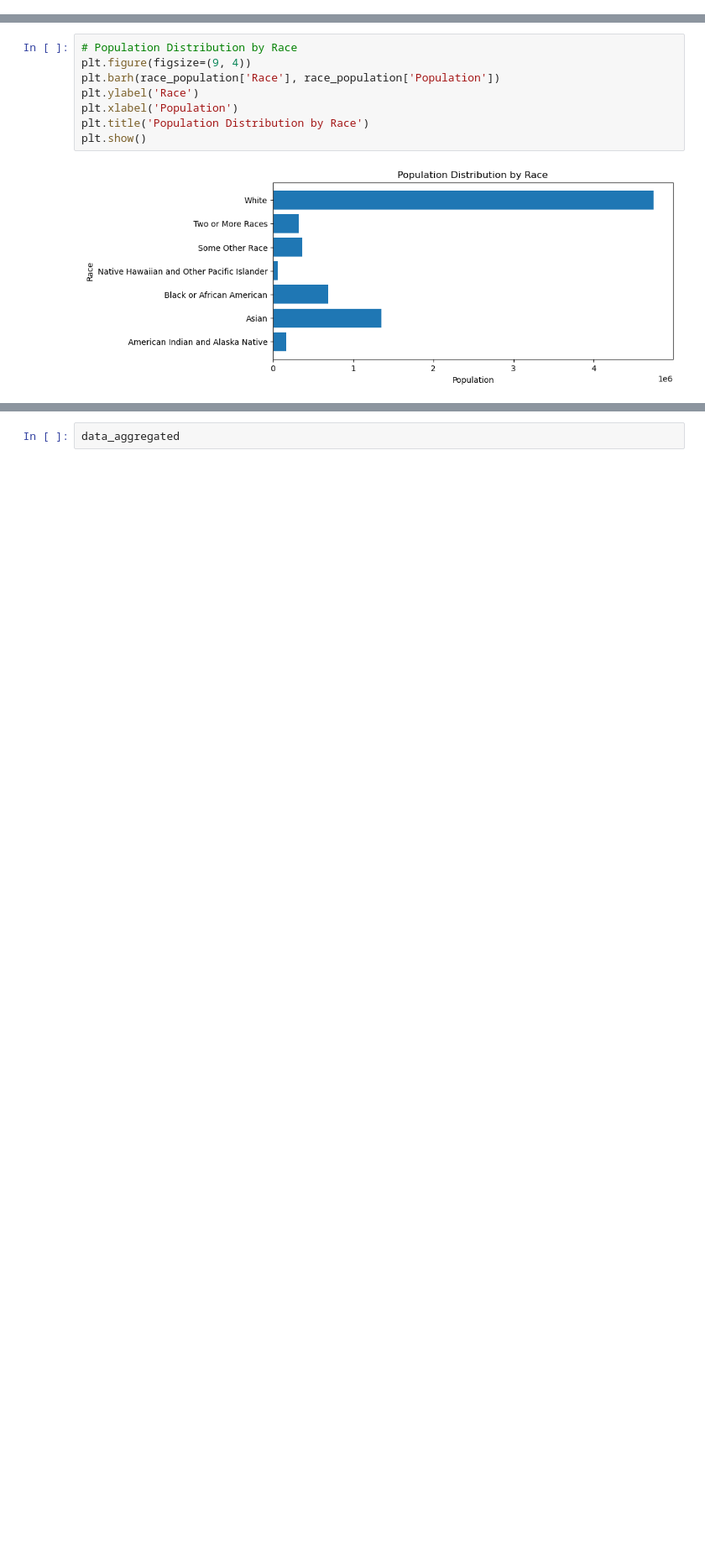
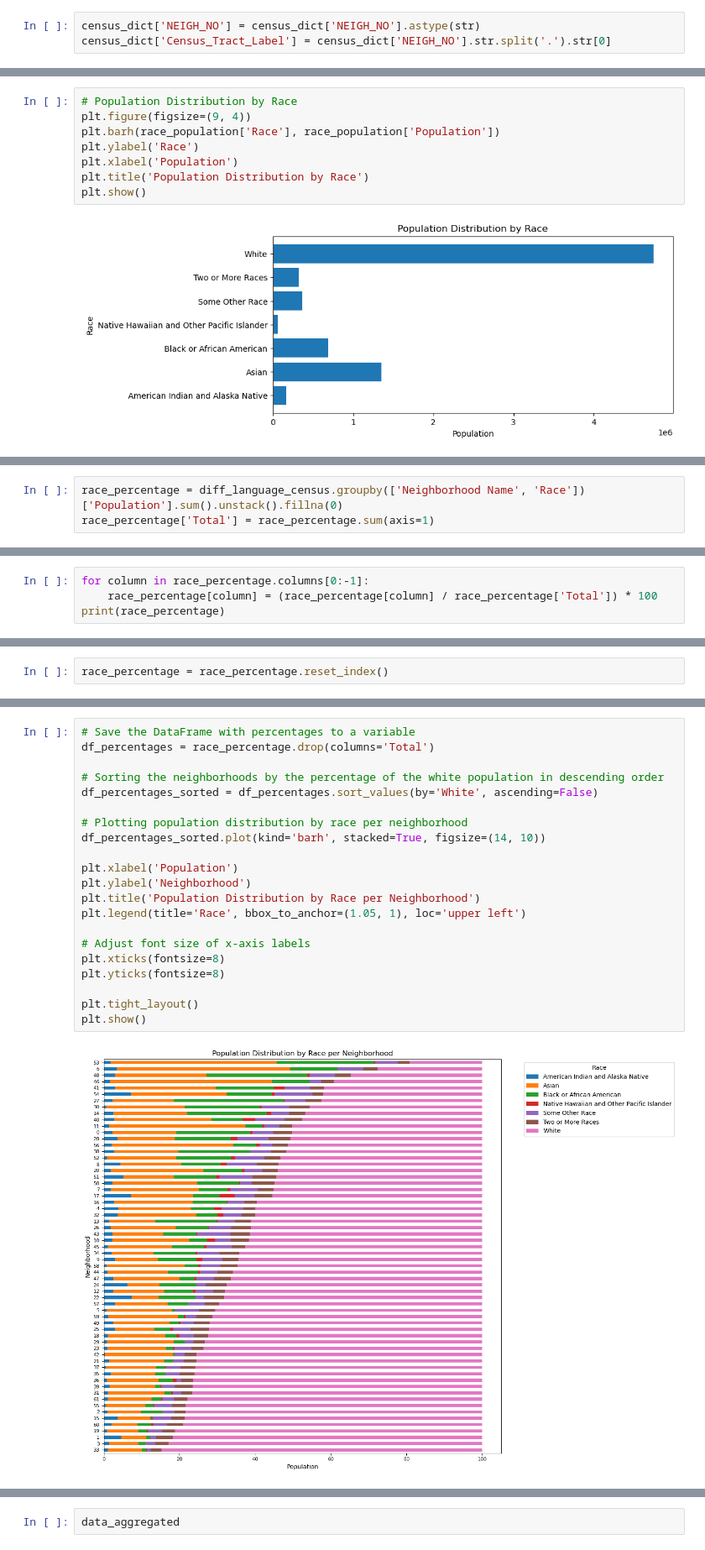
Before and after one commit to nemdim/Capstone-Project-Group-1, a Jupyter notebook: check_data.ipynb, the cells around one changed output, grey strips where cells are left out. Shown at 84% size. Cells and saved outputs as stored; diff of their text form; blank space fills up the shorter version.

```diff
--- a/check_data.ipynb
+++ b/check_data.ipynb
@@ -68,2 +143,5 @@ memory usage: 24.6+ KB
 # %% [markdown]
 ## diff_language_census merging
+# %%
+census_dict['NEIGH_NO'] = census_dict['NEIGH_NO'].astype(str)
+census_dict['Census_Tract_Label'] = census_dict['NEIGH_NO'].str.split('.').str[0]
@@ -133,0 +243,3 @@ plt.show()
+# %%
+race_percentage = diff_language_census.groupby(['Neighborhood Name', 'Race'])['Population'].sum().unstack().fillna(0)
+race_percentage['Total'] = race_percentage.sum(axis=1)
@@ -133,0 +263,4 @@ plt.show()
+# %%
+for column in race_percentage.columns[0:-1]:
+    race_percentage[column] = (race_percentage[column] / race_percentage['Total']) * 100
+print(race_percentage)
@@ -133,0 +285,2 @@ plt.show()
+# %%
+race_percentage = race_percentage.reset_index()
@@ -133,0 +309,23 @@ plt.show()
+# %%
+# Save the DataFrame with percentages to a variable
+df_percentages = race_percentage.drop(columns='Total')
+
+# Sorting the neighborhoods by the percentage of the white population in descending order
+df_percentages_sorted = df_percentages.sort_values(by='White', ascending=False)
+
+# Plotting population distribution by race per neighborhood
+df_percentages_sorted.plot(kind='barh', stacked=True, figsize=(14, 10))
+
+plt.xlabel('Population')
+plt.ylabel('Neighborhood')
+plt.title('Population Distribution by Race per Neighborhood')
+plt.legend(title='Race', bbox_to_anchor=(1.05, 1), loc='upper left')
+
+# Adjust font size of x-axis labels
+plt.xticks(fontsize=8)
+plt.yticks(fontsize=8)
+
+plt.tight_layout()
+plt.show()
+# %% [output]
+[figure, added]
```
Also changed, not shown: parts of 80 cells of this notebook.
